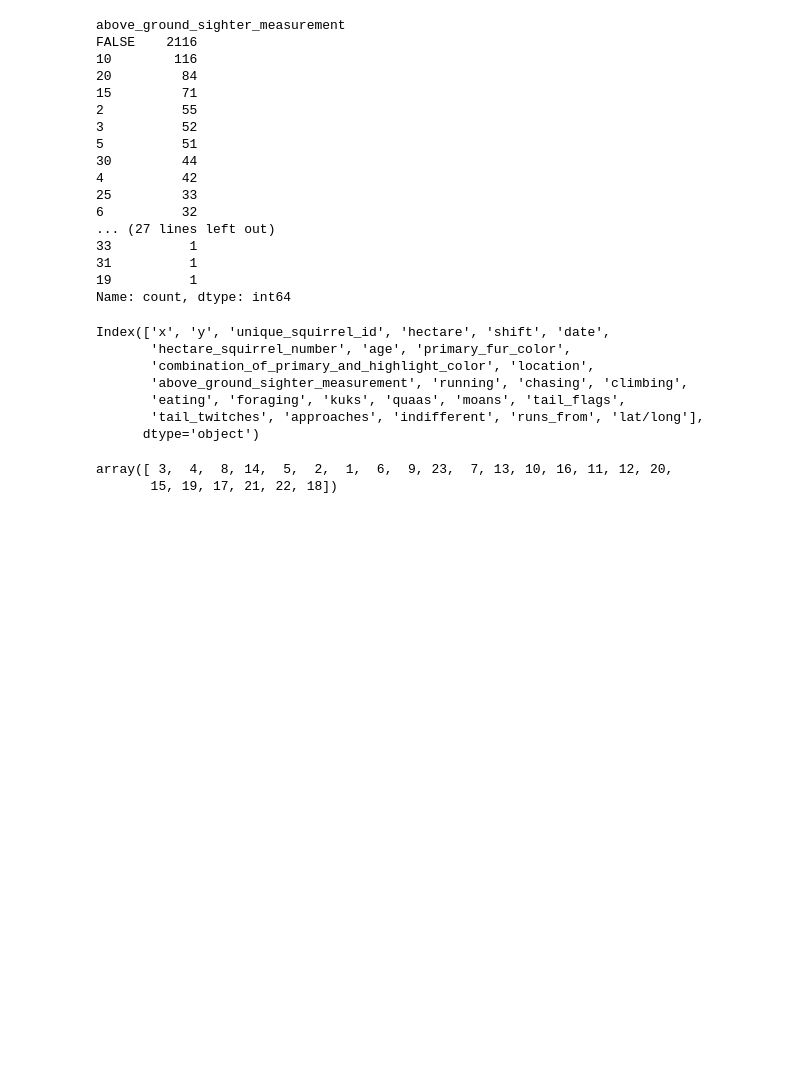
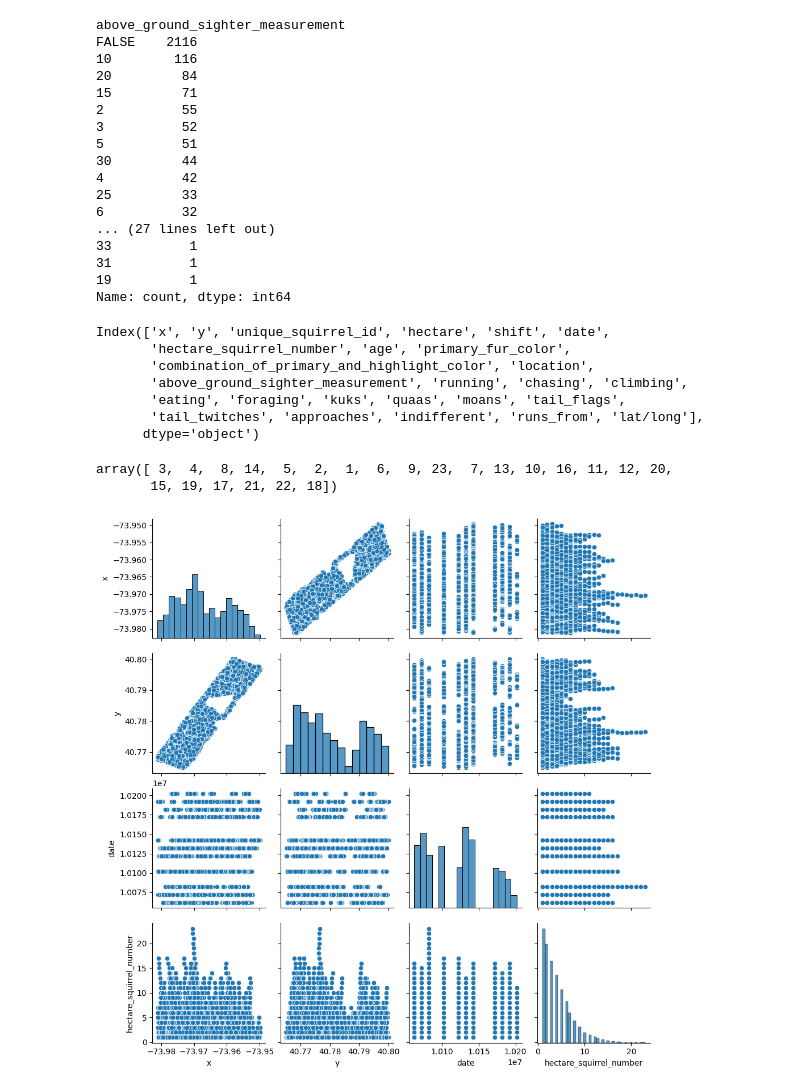
Before and after one commit to Nubily44/Prog, a Jupyter notebook: data_studies/squirrels.ipynb, the cells around one changed output. Drawn from its saved outputs; the diff is of its cells as text; code cells hidden in the pictures; blank space fills up the shorter version.

```diff
--- a/data_studies/squirrels.ipynb
+++ b/data_studies/squirrels.ipynb
@@ -217,3 +217,16 @@ df_cleaned['hectare_squirrel_number'].unique()
 # %% [output]
 array([ 3,  4,  8, 14,  5,  2,  1,  6,  9, 23,  7, 13, 10, 16, 11, 12, 20,
        15, 19, 17, 21, 22, 18])
+# %%
+import seaborn as sns
+import matplotlib.pyplot as plt
+
+# Select only numeric columns
+numeric_df = df_cleaned.select_dtypes(include="number")
+
+# Create pairplot
+sns.pairplot(numeric_df)
+
+plt.show()
+# %% [output]
+[figure, added]
```
